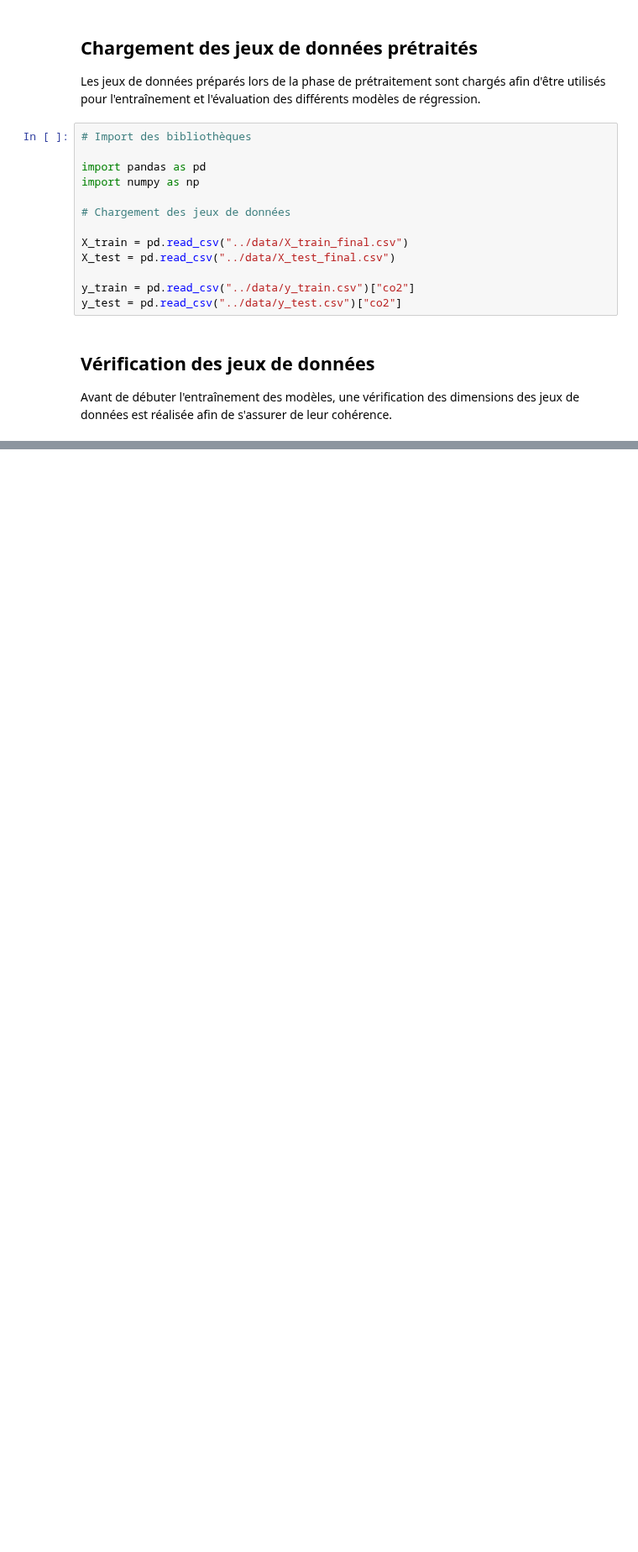
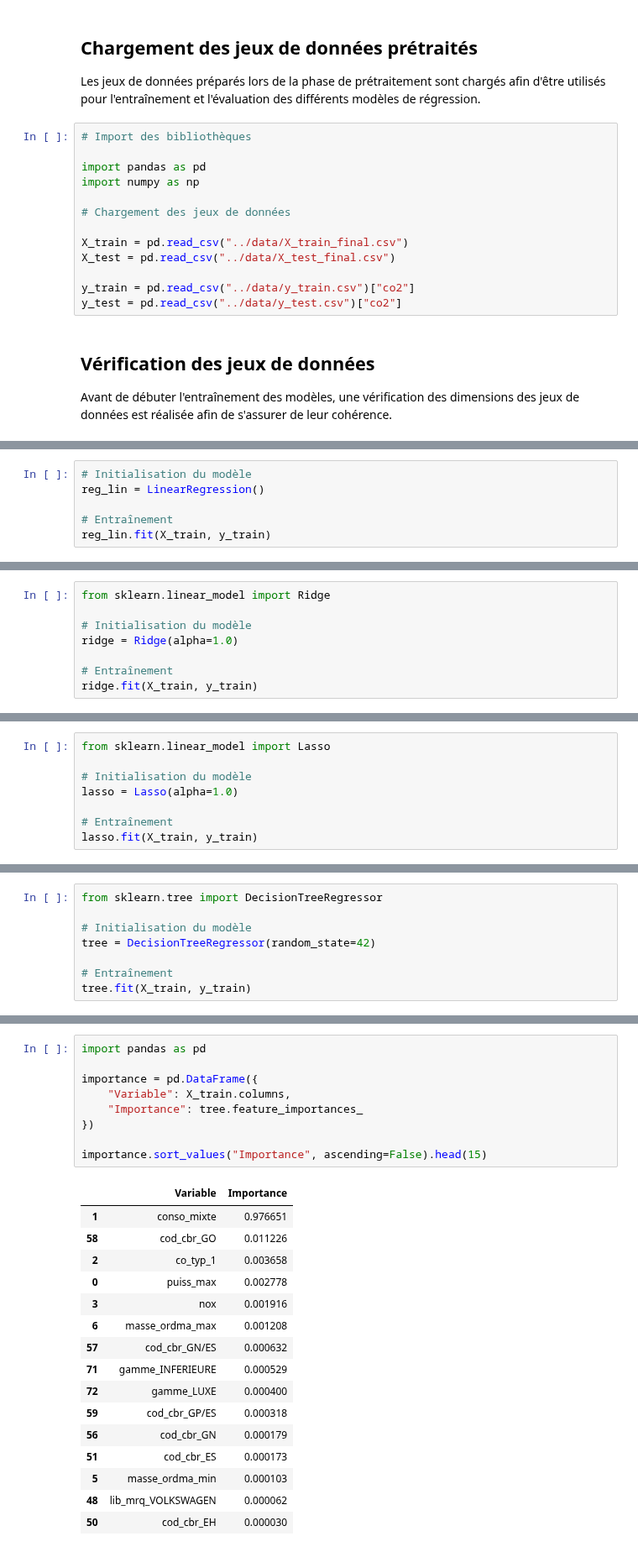
Before and after one commit to LarissaVarnakova/Projet_CO2, a Jupyter notebook: notebooks/modelisation_aziz.ipynb, the cells around one changed output, grey strips where cells are left out. Shown at 84% size. Drawn from its saved outputs; the diff is of its cells as text; blank space fills up the shorter version.

Commit message:
Finalisation de la modélisation : régression, Ridge, Lasso, arbre de décision et comparaison

```diff
--- a/notebooks/modelisation_aziz.ipynb
+++ b/notebooks/modelisation_aziz.ipynb
@@ -77,0 +153,6 @@ print(os.getcwd())
+# %%
+# Initialisation du modèle
+reg_lin = LinearRegression()
+
+# Entraînement
+reg_lin.fit(X_train, y_train)
@@ -77,0 +213,8 @@ print(os.getcwd())
+# %%
+from sklearn.linear_model import Ridge
+
+# Initialisation du modèle
+ridge = Ridge(alpha=1.0)
+
+# Entraînement
+ridge.fit(X_train, y_train)
@@ -77,0 +280,8 @@ print(os.getcwd())
+# %%
+from sklearn.linear_model import Lasso
+
+# Initialisation du modèle
+lasso = Lasso(alpha=1.0)
+
+# Entraînement
+lasso.fit(X_train, y_train)
@@ -77,0 +340,8 @@ print(os.getcwd())
+# %%
+from sklearn.tree import DecisionTreeRegressor
+
+# Initialisation du modèle
+tree = DecisionTreeRegressor(random_state=42)
+
+# Entraînement
+tree.fit(X_train, y_train)
@@ -77,0 +390,26 @@ print(os.getcwd())
+# %%
+import pandas as pd
+
+importance = pd.DataFrame({
+    "Variable": X_train.columns,
+    "Importance": tree.feature_importances_
+})
+
+importance.sort_values("Importance", ascending=False).head(15)
+# %% [output]
+|  | Variable | Importance |
+| 1 | conso_mixte | 0.976651 |
+| 58 | cod_cbr_GO | 0.011226 |
+| 2 | co_typ_1 | 0.003658 |
+| 0 | puiss_max | 0.002778 |
+| 3 | nox | 0.001916 |
+| 6 | masse_ordma_max | 0.001208 |
+| 57 | cod_cbr_GN/ES | 0.000632 |
+| 71 | gamme_INFERIEURE | 0.000529 |
+| 72 | gamme_LUXE | 0.000400 |
+| 59 | cod_cbr_GP/ES | 0.000318 |
+| 56 | cod_cbr_GN | 0.000179 |
+| 51 | cod_cbr_ES | 0.000173 |
+| 5 | masse_ordma_min | 0.000103 |
+| 48 | lib_mrq_VOLKSWAGEN | 0.000062 |
+| 50 | cod_cbr_EH | 0.000030 |
```
Also changed, not shown: parts of 58 cells of this notebook.
